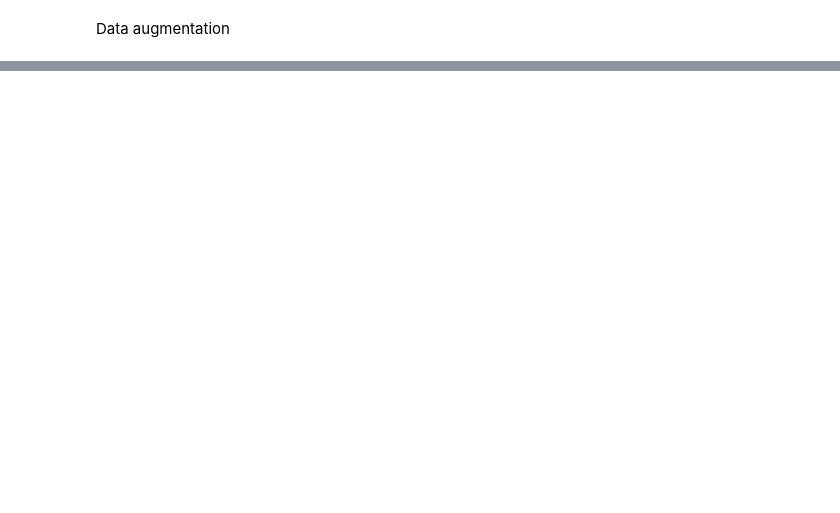
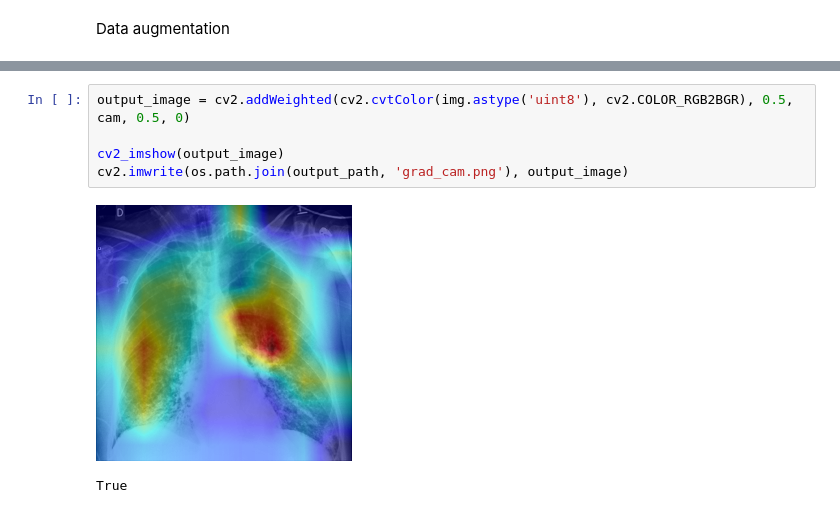
Before and after one commit to luc-perso/covid-19-xRay, a Jupyter notebook: jupyter/cnn_transformer.ipynb, the cells around one changed output, grey strips where cells are left out. Cells and saved outputs as stored; diff of their text form; blank space fills up the shorter version.

```diff
--- a/jupyter/cnn_transformer.ipynb
+++ b/jupyter/cnn_transformer.ipynb
@@ -166,0 +1083,8 @@ run_experiment(model,
+# %%
+output_image = cv2.addWeighted(cv2.cvtColor(img.astype('uint8'), cv2.COLOR_RGB2BGR), 0.5, cam, 0.5, 0)
+
+cv2_imshow(output_image)
+cv2.imwrite(os.path.join(output_path, 'grad_cam.png'), output_image)
+# %% [output]
+[figure, added]
+True
```
Also changed, not shown: parts of 70 cells of this notebook, 3 other files.
